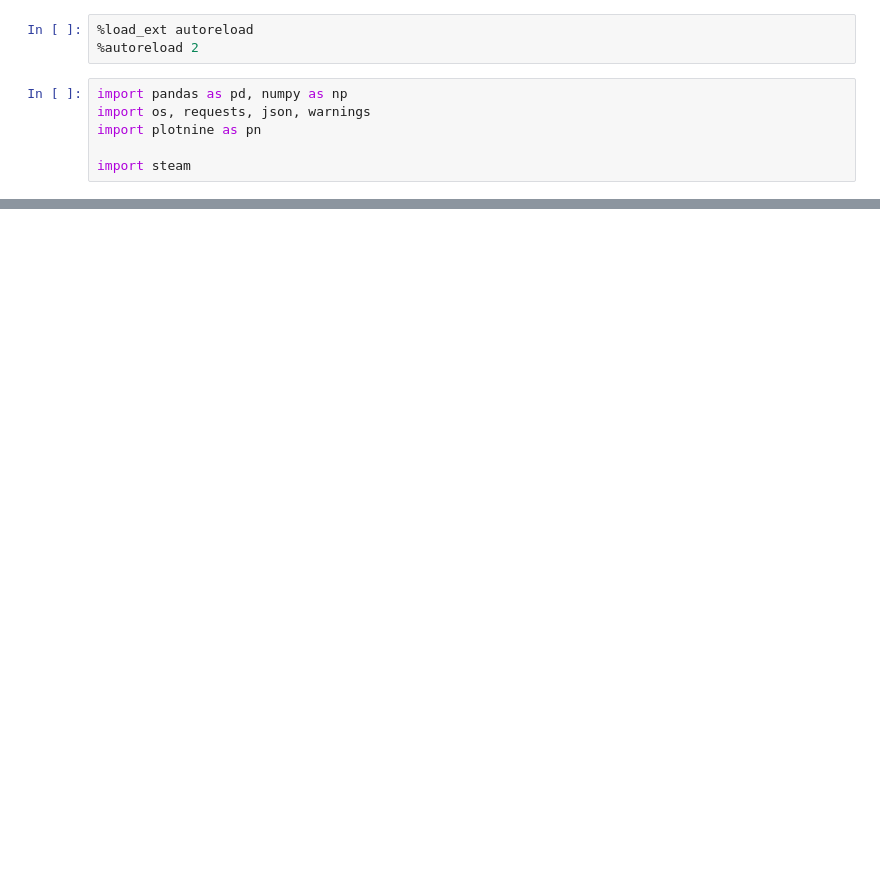
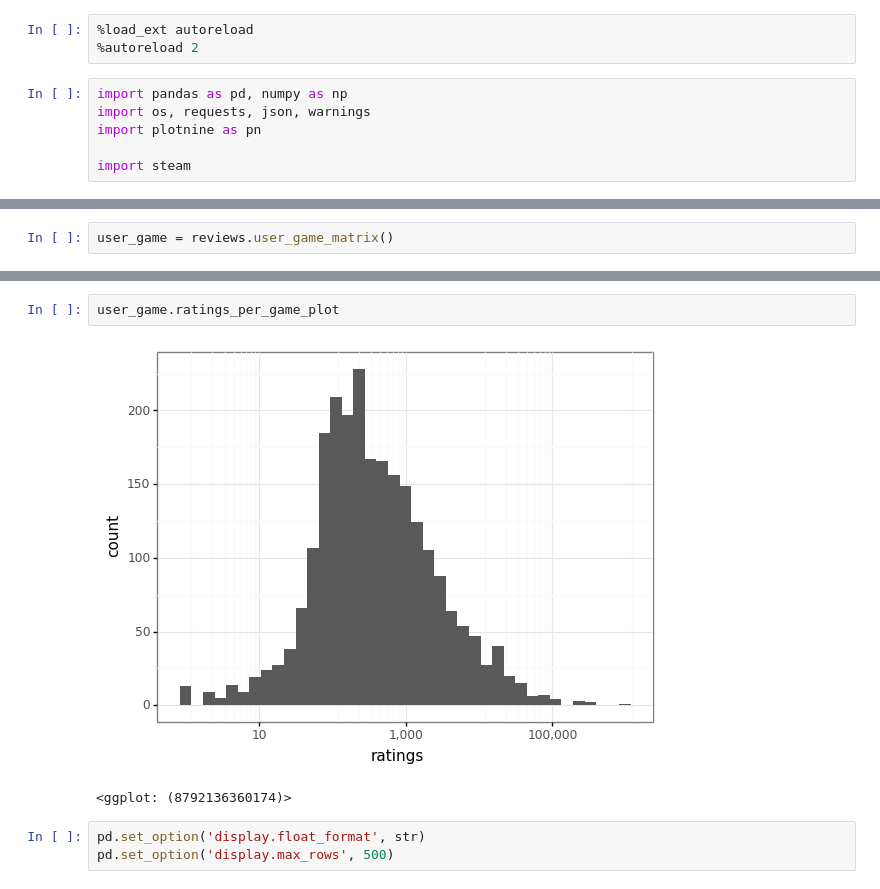
Before and after one commit to allswellthatsmaxwell/analysis-and-ml, a Jupyter notebook: projects/steam/py/steam.ipynb, the cells around one changed output, grey strips where cells are left out. Drawn from its saved outputs; the diff is of its cells as text; blank space fills up the shorter version.

```diff
--- a/projects/steam/py/steam.ipynb
+++ b/projects/steam/py/steam.ipynb
@@ -62,0 +39,2 @@ review_counter.positive_negative_ratios_dat
+# %%
+user_game = reviews.user_game_matrix()
@@ -62,0 +49,8 @@ review_counter.positive_negative_ratios_dat
+# %%
+user_game.ratings_per_game_plot
+# %% [output]
+[figure, added]
+<ggplot: (8792136360174)>
+# %%
+pd.set_option('display.float_format', str)
+pd.set_option('display.max_rows', 500)
```
Also changed, not shown: parts of 11 cells of this notebook, 1 other file.
